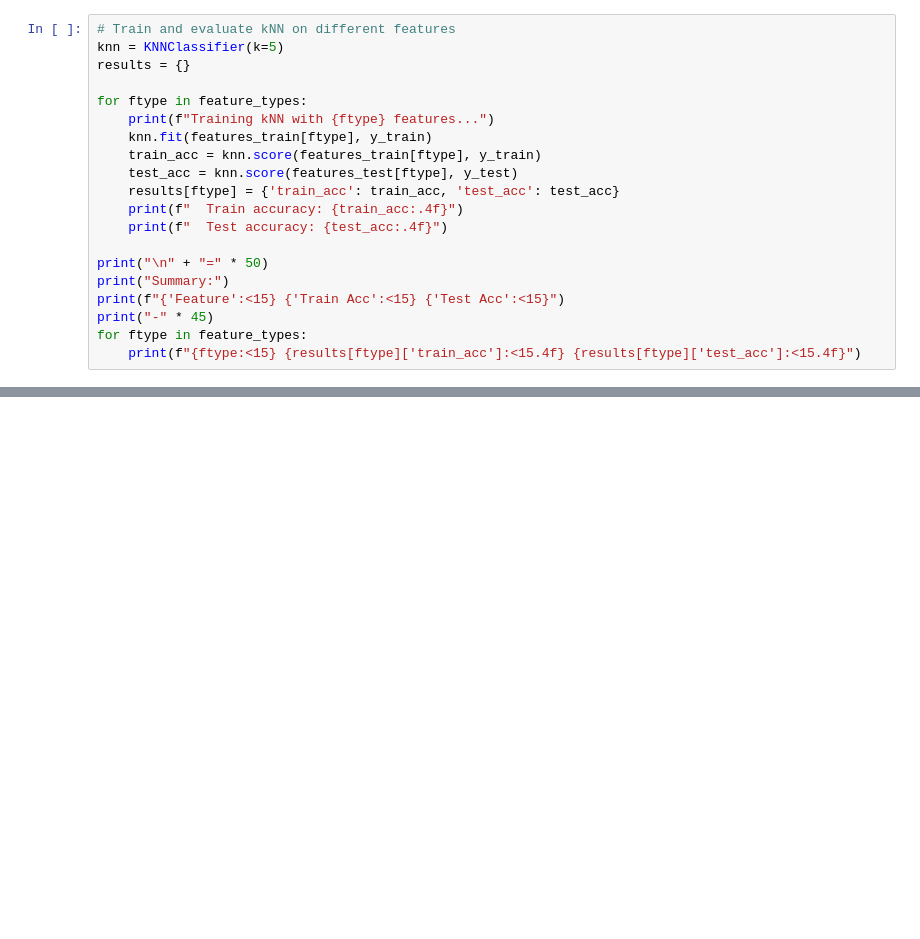
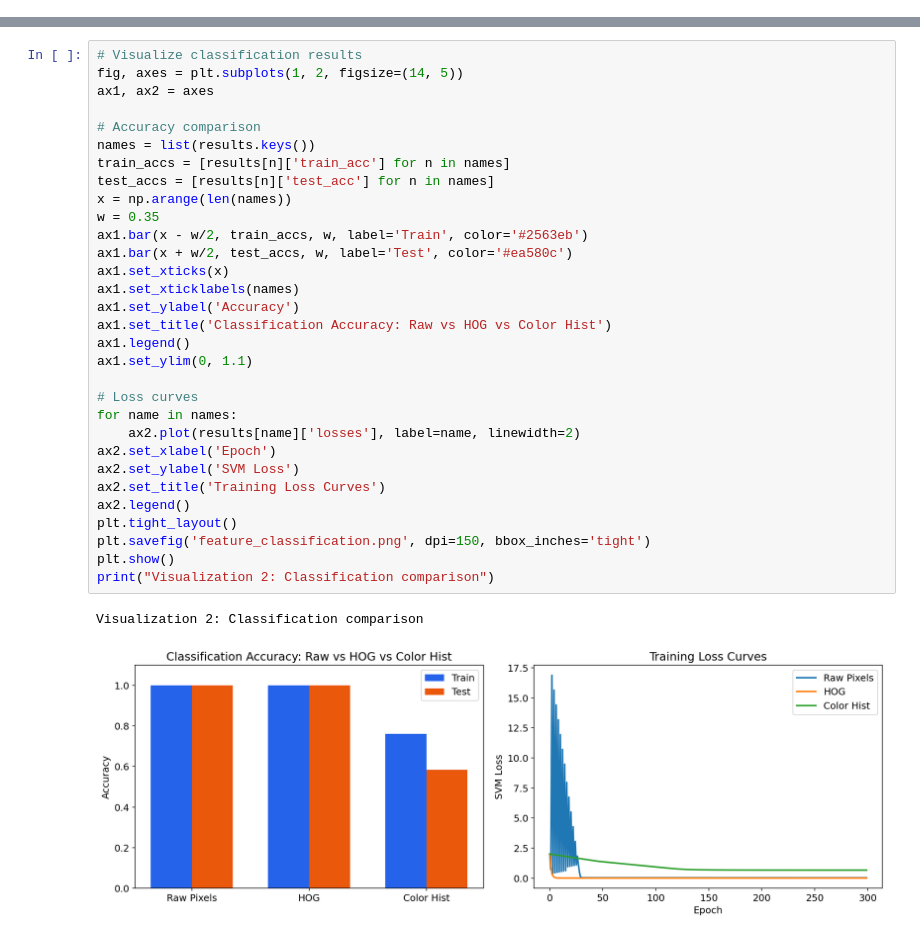
Before and after one commit to ZOUMDA28/-CS231n-, a Jupyter notebook: notebooks/part1-deep-learning-basics/lecture-05b-features/practice.ipynb, the cells around one changed output, grey strips where cells are left out. Saved outputs shown, nothing was run; the diff lists cells and outputs as text; blank space fills up the shorter version.

```diff
--- a/notebooks/part1-deep-learning-basics/lecture-05b-features/practice.ipynb
+++ b/notebooks/part1-deep-learning-basics/lecture-05b-features/practice.ipynb
@@ -975,20 +0,0 @@ Extracting combined features...
-# %%
-# Train and evaluate kNN on different features
-knn = KNNClassifier(k=5)
-results = {}
-
-for ftype in feature_types:
-    print(f"Training kNN with {ftype} features...")
-    knn.fit(features_train[ftype], y_train)
-    train_acc = knn.score(features_train[ftype], y_train)
-    test_acc = knn.score(features_test[ftype], y_test)
-    results[ftype] = {'train_acc': train_acc, 'test_acc': test_acc}
-    print(f"  Train accuracy: {train_acc:.4f}")
-    print(f"  Test accuracy: {test_acc:.4f}")
-
-print("\n" + "=" * 50)
-print("Summary:")
-print(f"{'Feature':<15} {'Train Acc':<15} {'Test Acc':<15}")
-print("-" * 45)
-for ftype in feature_types:
-    print(f"{ftype:<15} {results[ftype]['train_acc']:<15.4f} {results[ftype]['test_acc']:<15.4f}")
@@ -1568,0 +400,34 @@ ValueError: operands could not be broadcast together with shapes (324,) (24,)
+# %%
+# Visualize classification results
+fig, axes = plt.subplots(1, 2, figsize=(14, 5))
+ax1, ax2 = axes
+
+# Accuracy comparison
+names = list(results.keys())
+train_accs = [results[n]['train_acc'] for n in names]
+test_accs = [results[n]['test_acc'] for n in names]
+x = np.arange(len(names))
+w = 0.35
+ax1.bar(x - w/2, train_accs, w, label='Train', color='#2563eb')
+ax1.bar(x + w/2, test_accs, w, label='Test', color='#ea580c')
+ax1.set_xticks(x)
+ax1.set_xticklabels(names)
+ax1.set_ylabel('Accuracy')
+ax1.set_title('Classification Accuracy: Raw vs HOG vs Color Hist')
+ax1.legend()
+ax1.set_ylim(0, 1.1)
+
+# Loss curves
+for name in names:
+    ax2.plot(results[name]['losses'], label=name, linewidth=2)
+ax2.set_xlabel('Epoch')
+ax2.set_ylabel('SVM Loss')
+ax2.set_title('Training Loss Curves')
+ax2.legend()
+plt.tight_layout()
+plt.savefig('feature_classification.png', dpi=150, bbox_inches='tight')
+plt.show()
+print("Visualization 2: Classification comparison")
+# %% [output]
+Visualization 2: Classification comparison
+[figure, added]
```
Also changed, not shown: parts of 72 cells of this notebook, 12 other files.
